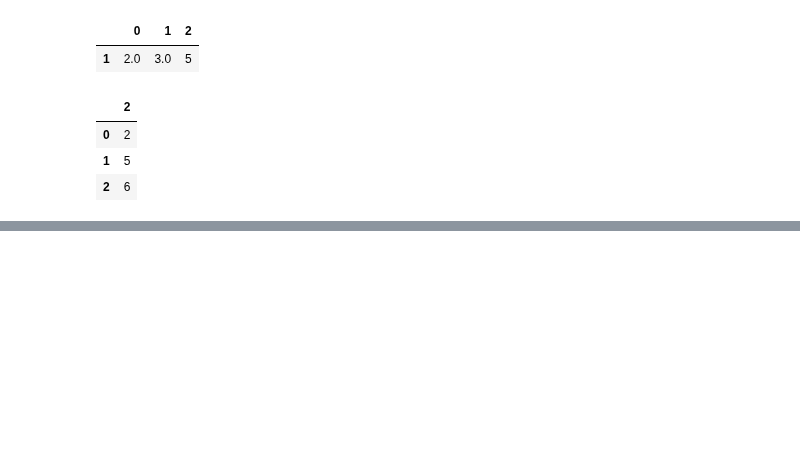
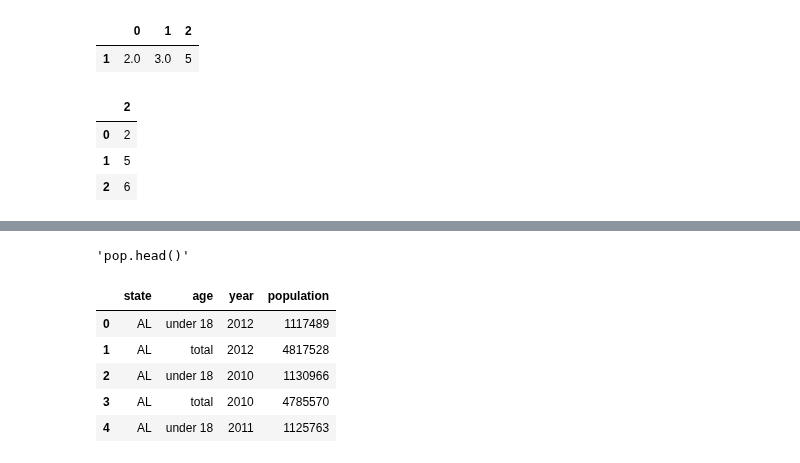
Before and after one commit to yakshithav/internship, a Jupyter notebook: pan1.ipynb, the cells around one changed output, grey strips where cells are left out. Saved outputs shown, nothing was run; the diff lists cells and outputs as text; code cells hidden in the pictures; blank space fills up the shorter version.

```diff
--- a/pan1.ipynb
+++ b/pan1.ipynb
@@ -838,0 +1071,12 @@ df.dropna(axis='columns')
+# %%
+pop = pd.read_csv('c1.csv')
+display('pop.head()')
+pop.head()
+# %% [output]
+'pop.head()'
+|  | state | age | year | population |
+| 0 | AL | under 18 | 2012 | 1117489 |
+| 1 | AL | total | 2012 | 4817528 |
+| 2 | AL | under 18 | 2010 | 1130966 |
+| 3 | AL | total | 2010 | 4785570 |
+| 4 | AL | under 18 | 2011 | 1125763 |
```
Also changed, not shown: parts of 28 cells of this notebook.
